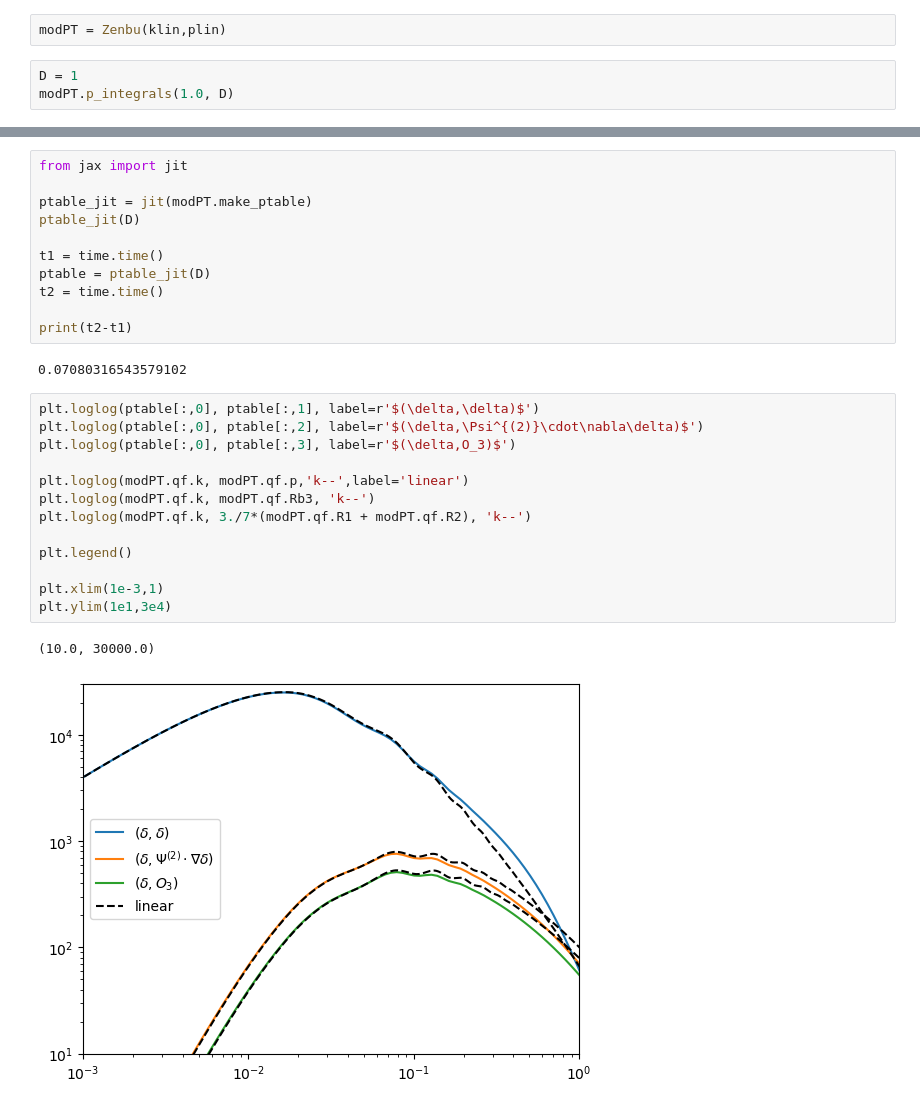
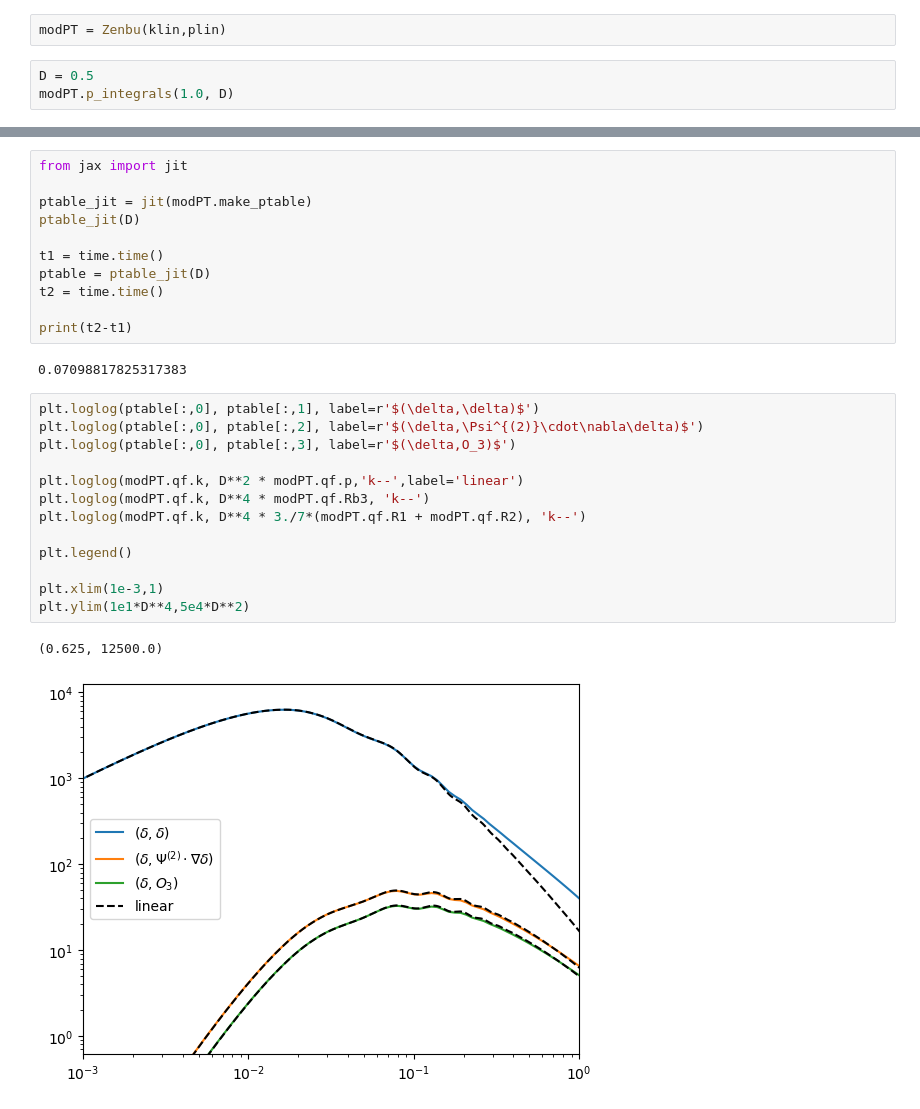
Before and after one commit to sfschen/JAXZeNBu, a Jupyter notebook: Transfer Functions.ipynb, the cells around one changed output, grey strips where cells are left out. Cells and saved outputs as stored; diff of their text form.

```diff
--- a/Transfer Functions.ipynb
+++ b/Transfer Functions.ipynb
@@ -19,6 +19,6 @@ from transfer_functions import Zenbu
 # %%
 modPT = Zenbu(klin,plin)
 # %%
-D = 1
+D = 0.5
 modPT.p_integrals(1.0, D)
 # %% [output]
@@ -45,20 +45,20 @@ t2 = time.time()
 
 print(t2-t1)
 # %% [output]
-0.07080316543579102
+0.07098817825317383
 # %%
 plt.loglog(ptable[:,0], ptable[:,1], label=r'$(\delta,\delta)$')
 plt.loglog(ptable[:,0], ptable[:,2], label=r'$(\delta,\Psi^{(2)}\cdot\nabla\delta)$')
 plt.loglog(ptable[:,0], ptable[:,3], label=r'$(\delta,O_3)$')
 
-plt.loglog(modPT.qf.k, modPT.qf.p,'k--',label='linear')
-plt.loglog(modPT.qf.k, modPT.qf.Rb3, 'k--')
-plt.loglog(modPT.qf.k, 3./7*(modPT.qf.R1 + modPT.qf.R2), 'k--')
+plt.loglog(modPT.qf.k, D**2 * modPT.qf.p,'k--',label='linear')
+plt.loglog(modPT.qf.k, D**4 * modPT.qf.Rb3, 'k--')
+plt.loglog(modPT.qf.k, D**4 * 3./7*(modPT.qf.R1 + modPT.qf.R2), 'k--')
 
 plt.legend()
 
 plt.xlim(1e-3,1)
-plt.ylim(1e1,3e4)
+plt.ylim(1e1*D**4,5e4*D**2)
 # %% [output]
-(10.0, 30000.0)
+(0.625, 12500.0)
-[figure, old version]
+[figure, new version]
```
Also changed, not shown: parts of 2 cells of this notebook.
